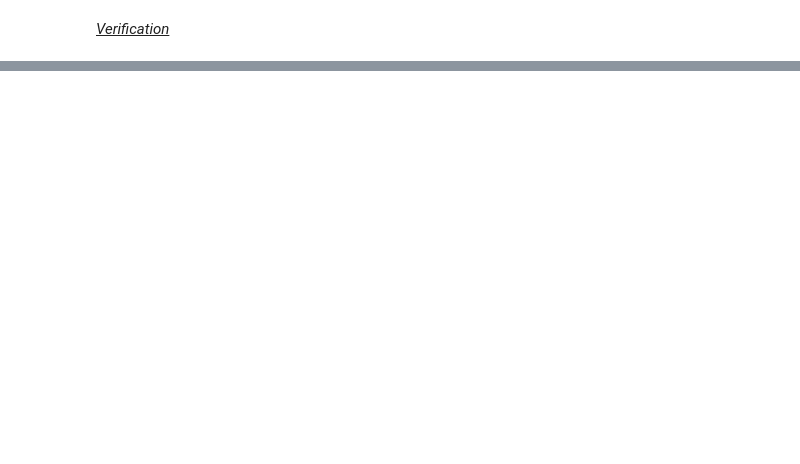
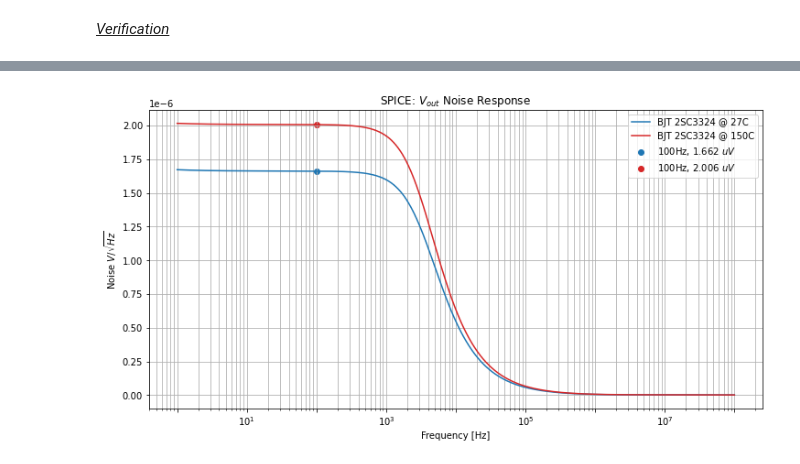
Before and after one commit to kegedy/EE538.1, a Jupyter notebook: kevin/hw04/EE538_Sp2021_Assignment4.ipynb, the cells around one changed output, grey strips where cells are left out. Cells and saved outputs as stored; diff of their text form; code cells hidden in the pictures; blank space fills up the shorter version.

```diff
--- a/kevin/hw04/EE538_Sp2021_Assignment4.ipynb
+++ b/kevin/hw04/EE538_Sp2021_Assignment4.ipynb
@@ -109,0 +228,40 @@ What happens to the noise figure if the temperature rises to $150C$? (this part
+# %%
+filepath = 'data/HW04_noise_27C.txt'
+filepath2 = 'data/HW04_noise_150C.txt'
+df = pd.read_csv(filepath)
+df2 = pd.read_csv(filepath2)
+freq = df['frequency']
+freq2 = df2['frequency']
+onoise = df['V(onoise)']
+onoise2 = df2['V(onoise)']
+inoise = df['V(rs)']
+inoise2 = df2['V(rs)']
+# %%
+fig, ax = plt.subplots(1,figsize=(12,6))
+
+x1 = np.where(freq<=100)[0][-1]
+label1 = r"100Hz, {:.3f} $uV$".format(onoise[x1]*1e6)
+x2 = np.where(freq2<=100)[0][-1]
+label2 = r"100Hz, {:.3f} $uV$".format(onoise2[x2]*1e6)
+
+ax.semilogx(freq, onoise, color='tab:blue',label='BJT 2SC3324 @ 27C')
+ax.scatter(freq[x1],onoise[x1],label=label1,color='tab:blue')
+ax.semilogx(freq2, onoise2, color='tab:red',label='BJT 2SC3324 @ 150C')
+ax.scatter(freq2[x2],onoise2[x2],label=label2,color='tab:red')
+ax.grid(True,which='both')
+ax.set_xlabel('Frequency [Hz]')
+ax.set_ylabel(r'Noise $V/\sqrt{Hz}$')
+ax.set_title(r'SPICE: $V_{out}$ Noise Response')
+ax.ticklabel_format(style='sci', axis='y', scilimits=(-6,-6))
+#ax.set_ylim(10e-9,50e-9)
+
+# manipulate x-axis ticks and labels
+ax.xaxis.set_major_locator(LogLocator(numticks=15)) #(1)
+ax.xaxis.set_minor_locator(LogLocator(numticks=15,subs=np.arange(2,10))) #(2)
+for label in ax.xaxis.get_ticklabels()[::2]:
+    label.set_visible(False) #(3)
+
+ax.legend()
+plt.show();
+# %% [output]
+[figure, added]
```
Also changed, not shown: parts of 15 cells of this notebook, 7 other files.
